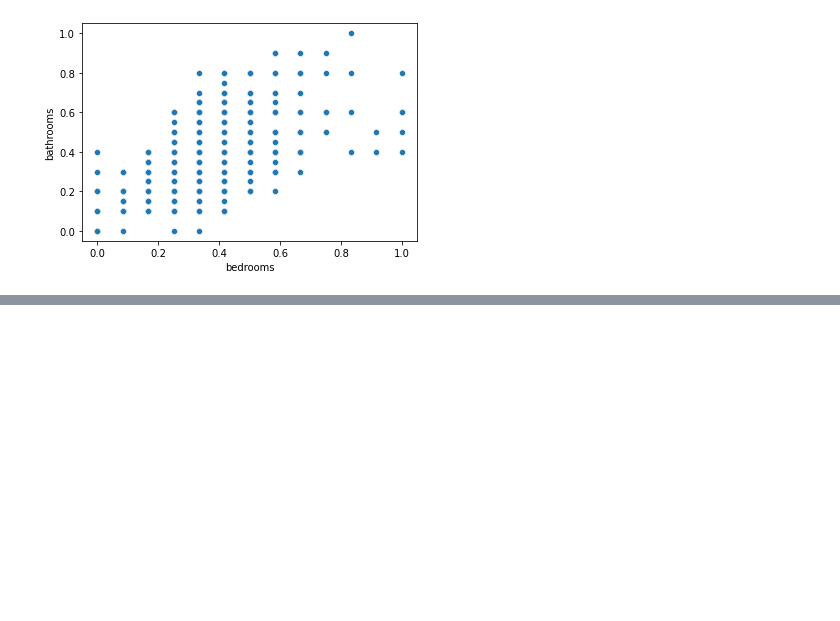
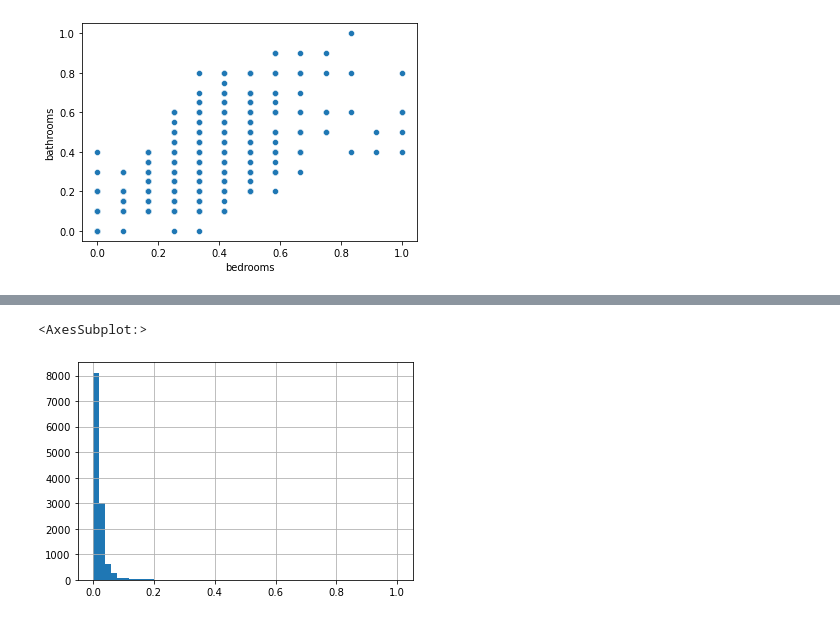
Before and after one commit to CodeupClassroom/easley-regression-exercises, a Jupyter notebook: scaling-demo.ipynb, the cells around one changed output, grey strips where cells are left out. Cells and saved outputs as stored; diff of their text form; code cells hidden in the pictures; blank space fills up the shorter version.

```diff
--- a/scaling-demo.ipynb
+++ b/scaling-demo.ipynb
@@ -166,0 +210,5 @@ sns.scatterplot(x="bedrooms", y="bathrooms", data=train_scaled)
+# %%
+train_scaled.tax_value.hist(bins=50)
+# %% [output]
+<AxesSubplot:>
+[figure, added]
```
Also changed, not shown: parts of 32 cells of this notebook.
